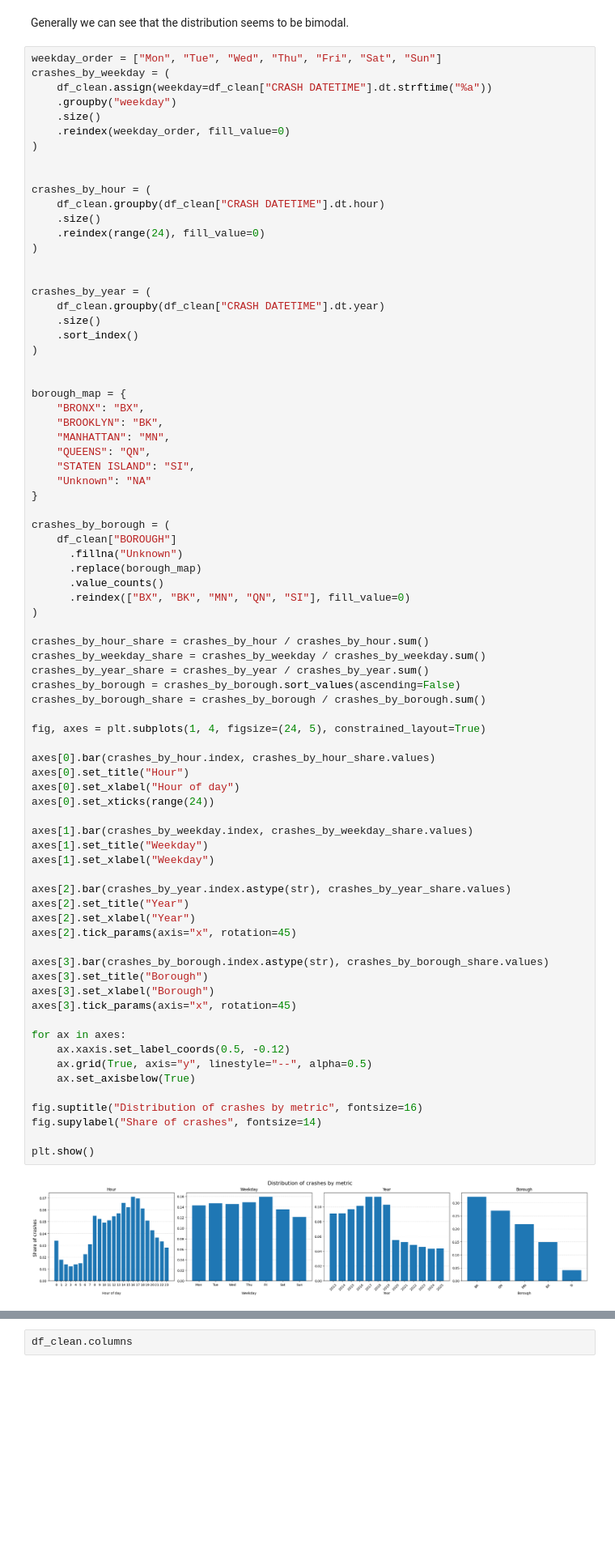
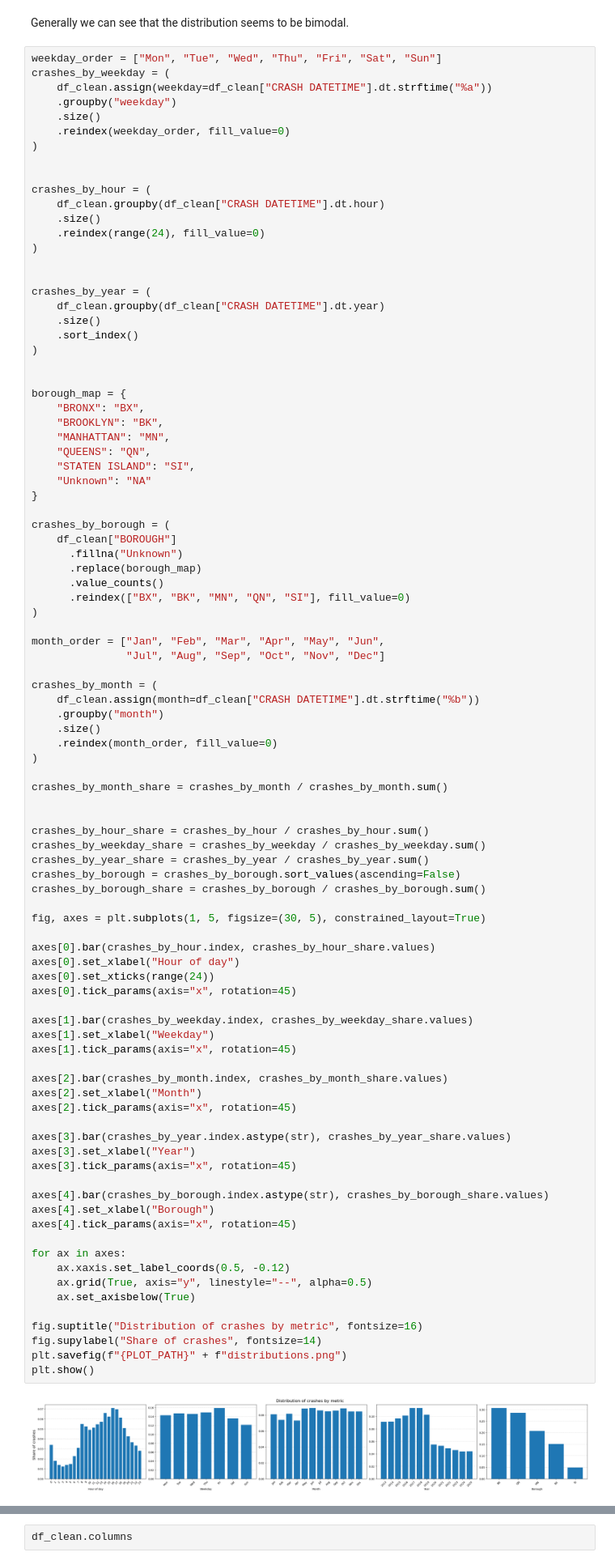
Before and after one commit to Melf-M/Final_project, a Jupyter notebook: cleanup.ipynb, the cells around one changed output, grey strips where cells are left out. Shown at 81% size. Cells and saved outputs as stored; diff of their text form; blank space fills up the shorter version.

```diff
--- a/cleanup.ipynb
+++ b/cleanup.ipynb
@@ -428,44 +437,59 @@ crashes_by_borough = (
       .reindex(["BX", "BK", "MN", "QN", "SI"], fill_value=0)
 )
 
+month_order = ["Jan", "Feb", "Mar", "Apr", "May", "Jun",
+               "Jul", "Aug", "Sep", "Oct", "Nov", "Dec"]
+
+crashes_by_month = (
+    df_clean.assign(month=df_clean["CRASH DATETIME"].dt.strftime("%b"))
+    .groupby("month")
+    .size()
+    .reindex(month_order, fill_value=0)
+)
+
+crashes_by_month_share = crashes_by_month / crashes_by_month.sum()
+
+
 crashes_by_hour_share = crashes_by_hour / crashes_by_hour.sum()
 crashes_by_weekday_share = crashes_by_weekday / crashes_by_weekday.sum()
 crashes_by_year_share = crashes_by_year / crashes_by_year.sum()
 crashes_by_borough = crashes_by_borough.sort_values(ascending=False)
 crashes_by_borough_share = crashes_by_borough / crashes_by_borough.sum()
 
-fig, axes = plt.subplots(1, 4, figsize=(24, 5), constrained_layout=True)
+fig, axes = plt.subplots(1, 5, figsize=(30, 5), constrained_layout=True)
 
 axes[0].bar(crashes_by_hour.index, crashes_by_hour_share.values)
-axes[0].set_title("Hour")
 axes[0].set_xlabel("Hour of day")
 axes[0].set_xticks(range(24))
+axes[0].tick_params(axis="x", rotation=45)
 
 axes[1].bar(crashes_by_weekday.index, crashes_by_weekday_share.values)
-axes[1].set_title("Weekday")
 axes[1].set_xlabel("Weekday")
+axes[1].tick_params(axis="x", rotation=45)
 
-axes[2].bar(crashes_by_year.index.astype(str), crashes_by_year_share.values)
-axes[2].set_title("Year")
-axes[2].set_xlabel("Year")
+axes[2].bar(crashes_by_month.index, crashes_by_month_share.values)
+axes[2].set_xlabel("Month")
 axes[2].tick_params(axis="x", rotation=45)
 
-axes[3].bar(crashes_by_borough.index.astype(str), crashes_by_borough_share.values)
-axes[3].set_title("Borough")
-axes[3].set_xlabel("Borough")
+axes[3].bar(crashes_by_year.index.astype(str), crashes_by_year_share.values)
+axes[3].set_xlabel("Year")
 axes[3].tick_params(axis="x", rotation=45)
+
+axes[4].bar(crashes_by_borough.index.astype(str), crashes_by_borough_share.values)
+axes[4].set_xlabel("Borough")
+axes[4].tick_params(axis="x", rotation=45)
 
 for ax in axes:
     ax.xaxis.set_label_coords(0.5, -0.12)
     ax.grid(True, axis="y", linestyle="--", alpha=0.5)
     ax.set_axisbelow(True)
 
 fig.suptitle("Distribution of crashes by metric", fontsize=16)
 fig.supylabel("Share of crashes", fontsize=14)
-
+plt.savefig(f"{PLOT_PATH}" + f"distributions.png")
 plt.show()
 # %% [output]
-[figure, old version]
+[figure, new version]
 # %% [markdown]
 There is a lower share of crashes during the night hours while most of the crashes occur during 8:00-18:00 where it begins to decrease. This seems to indicate that most incidents occur during the day hours when most people are active on streets. The weekday distribution incidate that Mon-Thu get the same share of crashes while Friday see a slight increase. The weekend seem to a lower share of incidents compared to the weekdays. The yearly distribution shows a slight increase in incidents from 2013-2017. 2018 looks similar in share as 2017 and 2019 is slightly lower. There is a large drop from 2019 to 2020, whereafter a consistent decrease in events happen each year toward 2025. The distribution over Borough indicates that there is a large share of incidents which does not have a documented borough, which was also seen in the preprocessing. Looking further we can see that the Bronx has most crashes. Queens has the second largest, following Manhatten, Brooklyn and lastly Staten Island.
 # %%
```
Also changed, not shown: parts of 17 cells of this notebook, 13 other files.
